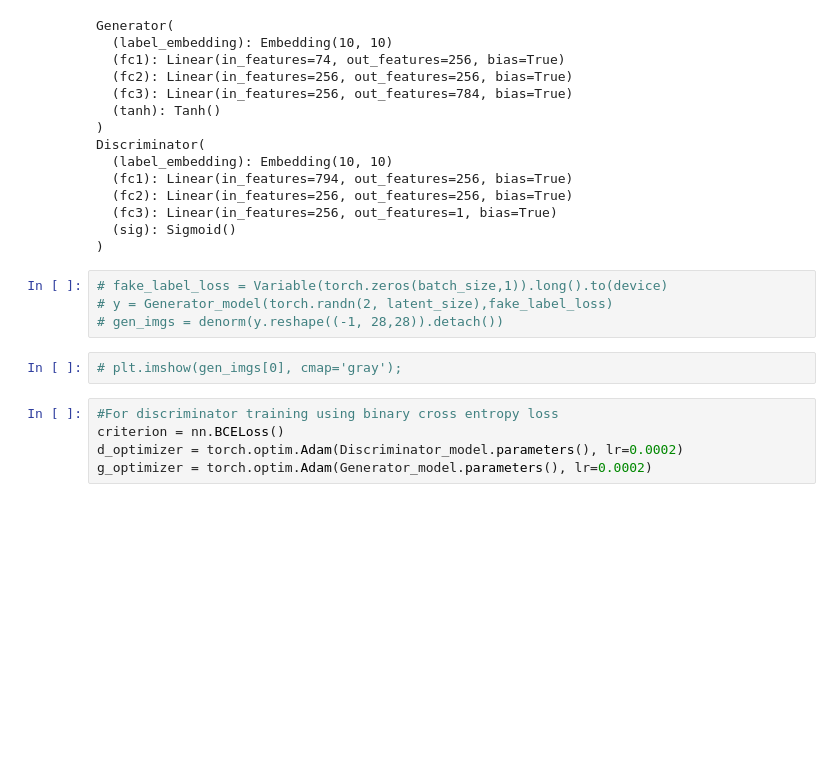
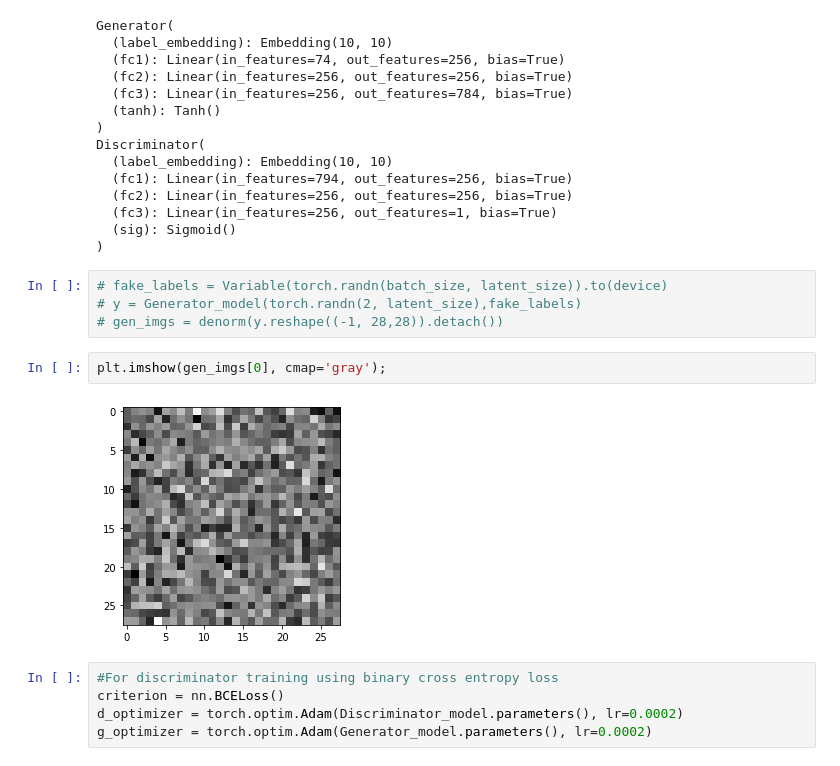
Before and after one commit to ashma01/GAN-Algorithms, a Jupyter notebook: Conditional_GAN.ipynb, the cells around one changed output. Drawn from its saved outputs; the diff is of its cells as text; blank space fills up the shorter version.

```diff
--- a/Conditional_GAN.ipynb
+++ b/Conditional_GAN.ipynb
@@ -167,11 +164,13 @@ Discriminator(
   (sig): Sigmoid()
 )
 # %%
-# fake_label_loss = Variable(torch.zeros(batch_size,1)).long().to(device)
-# y = Generator_model(torch.randn(2, latent_size),fake_label_loss)
+# fake_labels = Variable(torch.randn(batch_size, latent_size)).to(device)
+# y = Generator_model(torch.randn(2, latent_size),fake_labels)
 # gen_imgs = denorm(y.reshape((-1, 28,28)).detach())
 # %%
-# plt.imshow(gen_imgs[0], cmap='gray');
+plt.imshow(gen_imgs[0], cmap='gray');
+# %% [output]
+[figure, added]
 # %%
 #For discriminator training using binary cross entropy loss
 criterion = nn.BCELoss()
```
Also changed, not shown: parts of 7 cells of this notebook.
